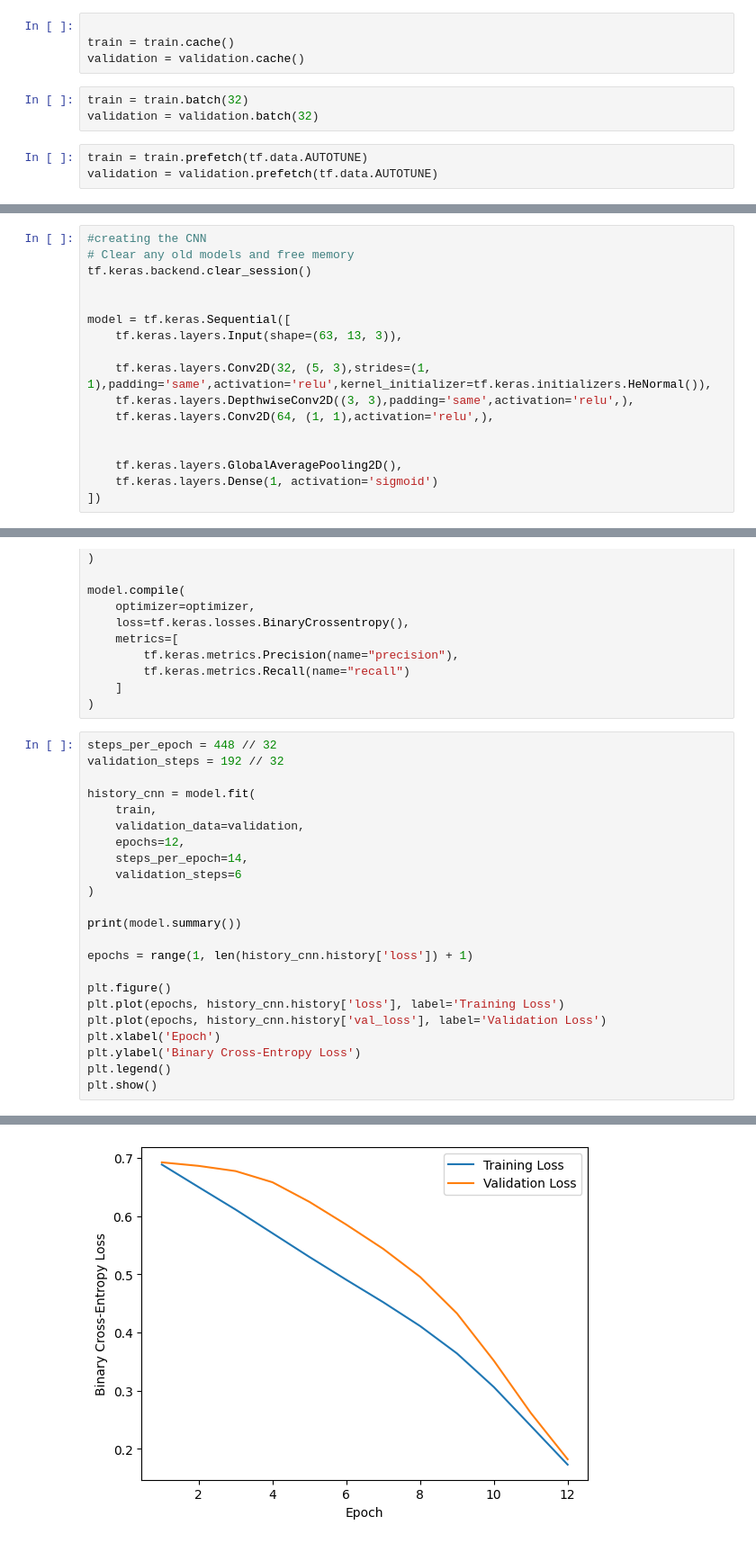
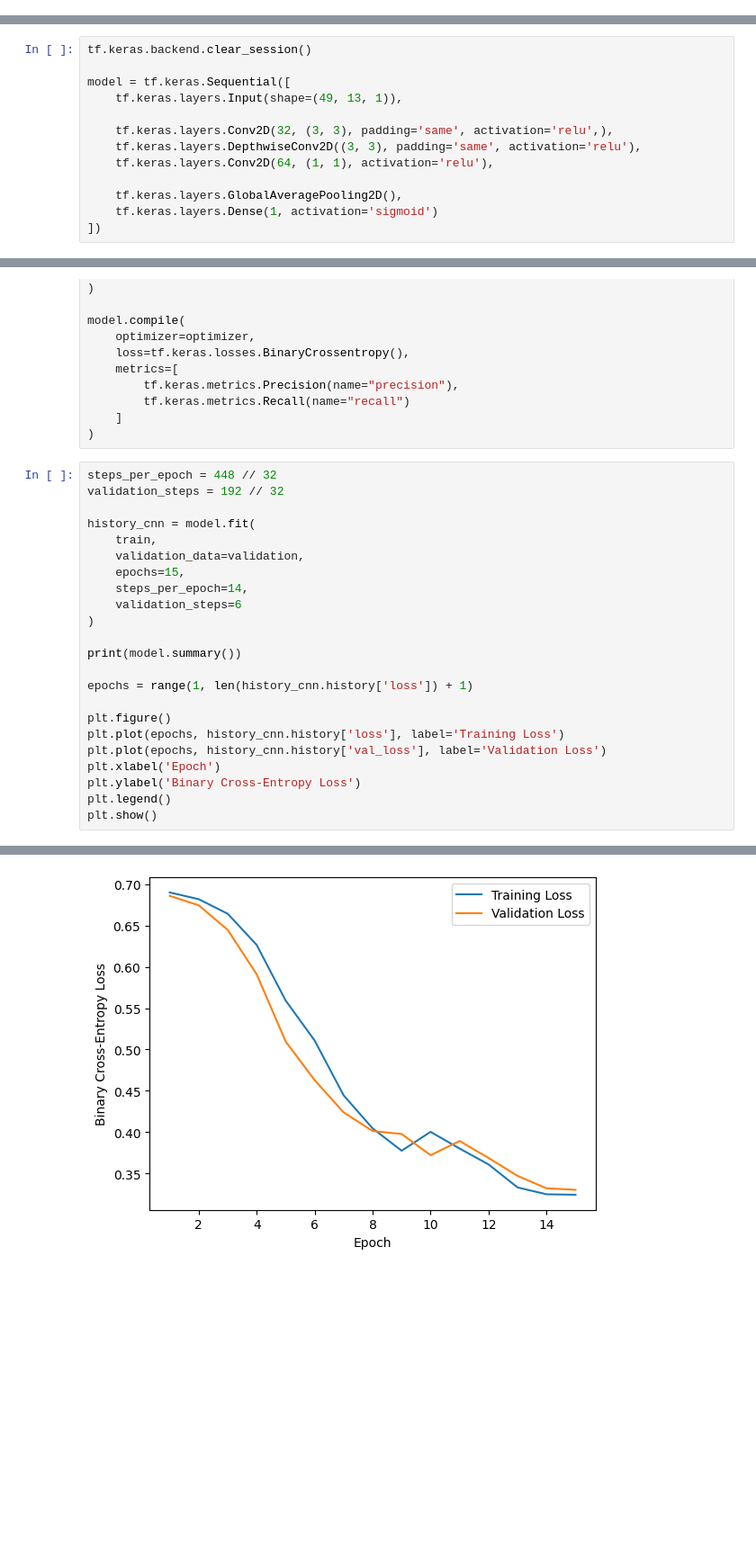
Before and after one commit to neemay2106/Wake_word_CNN_1, a Jupyter notebook: Wake_word_CNN.ipynb, the cells around one changed output, grey strips where cells are left out. Shown at 90% size. Cells and saved outputs as stored; diff of their text form; blank space fills up the shorter version.

```diff
--- a/Wake_word_CNN.ipynb
+++ b/Wake_word_CNN.ipynb
@@ -359,13 +371,3 @@ validation = validation.map(normalize, num_parallel_calls=tf.data.AUTOTUNE)
-# %%
-
-train = train.cache()
-validation = validation.cache()
-# %%
-train = train.batch(32)
-validation = validation.batch(32)
-# %%
-train = train.prefetch(tf.data.AUTOTUNE)
-validation = validation.prefetch(tf.data.AUTOTUNE)
 # %%
 sample = next(iter(train))
 print(sample[0].shape)
@@ -375,16 +376,12 @@ print(sample[0].shape)
 # %%
-#creating the CNN
-# Clear any old models and free memory
 tf.keras.backend.clear_session()
 
+model = tf.keras.Sequential([
+    tf.keras.layers.Input(shape=(49, 13, 1)),
 
-model = tf.keras.Sequential([
-    tf.keras.layers.Input(shape=(63, 13, 3)),
-
-    tf.keras.layers.Conv2D(32, (5, 3),strides=(1, 1),padding='same',activation='relu',kernel_initializer=tf.keras.initializers.HeNormal()),
-    tf.keras.layers.DepthwiseConv2D((3, 3),padding='same',activation='relu',),
-    tf.keras.layers.Conv2D(64, (1, 1),activation='relu',),
-
+    tf.keras.layers.Conv2D(32, (3, 3), padding='same', activation='relu',),
+    tf.keras.layers.DepthwiseConv2D((3, 3), padding='same', activation='relu'),
+    tf.keras.layers.Conv2D(64, (1, 1), activation='relu'),
 
     tf.keras.layers.GlobalAveragePooling2D(),
     tf.keras.layers.Dense(1, activation='sigmoid')
@@ -410,7 +407,7 @@ validation_steps = 192 // 32
 history_cnn = model.fit(
     train,
     validation_data=validation,
-    epochs=12,
+    epochs=15,
     steps_per_epoch=14,
     validation_steps=6
 )
@@ -467,5 +464,5 @@ Model: "sequential"
 None
-[figure, old version]
+[figure, new version]
 # %%
 loss, precision, recall = model.evaluate(validation)
 print(f"Validation precision: {precision:.3f}, recall: {recall:.3f}")
```
Also changed, not shown: parts of 65 cells of this notebook.
